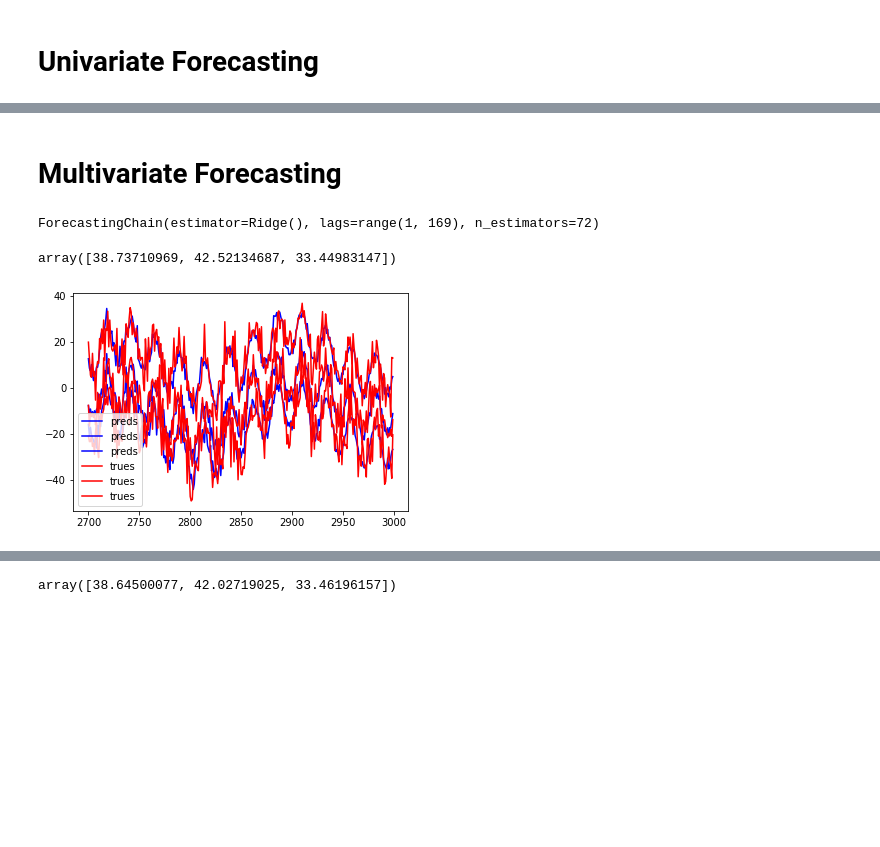
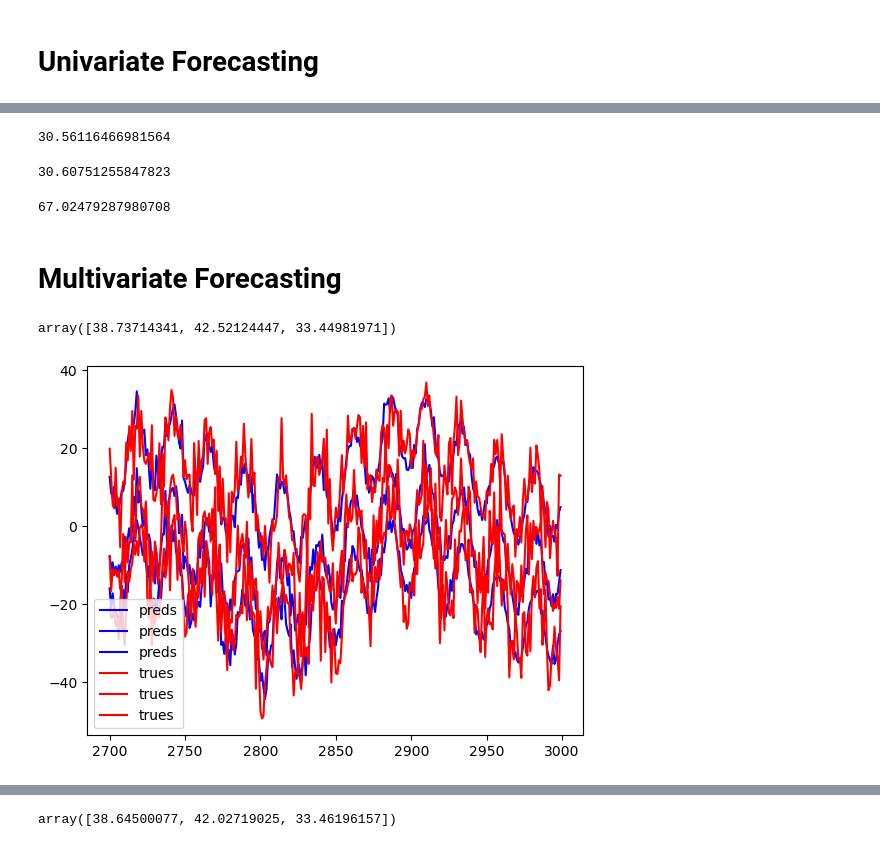
Before and after one commit to cerlymarco/tspiral, a Jupyter notebook: notebooks/direct-forecasting.ipynb, the cells around one changed output, grey strips where cells are left out. Saved outputs shown, nothing was run; the diff lists cells and outputs as text; code cells hidden in the pictures; blank space fills up the shorter version.

```diff
--- a/notebooks/direct-forecasting.ipynb
+++ b/notebooks/direct-forecasting.ipynb
@@ -157,0 +223,6 @@ model.score(X_test, y_test[ts_id], scoring='mse')
+# %%
+# score on univariate timeseries using exogenous variables
+
+model.score(X_test, y_test[ts_id], scoring='mse')
+# %% [output]
+30.56116466981564
@@ -157,0 +240,6 @@ model.score(X_test, y_test[ts_id], scoring='mse')
+# %%
+# score on univariate timeseries using exogenous variables plus exogenous lags
+
+model.score(X_test, y_test[ts_id], scoring='mse')
+# %% [output]
+30.60751255847823
@@ -158,3 +258,9 @@ model.score(X_test, y_test[ts_id], scoring='mse')
+# %%
+# score on univariate timeseries using exogenous variables plus exogenous lags and target diff
+
+model.score(X_test, y_test[ts_id], scoring='mse')
+# %% [output]
+67.02479287980708
 # %% [markdown]
 # Multivariate Forecasting
 # %%
@@ -168,24 +274,25 @@ model = ForecastingChain(
     lags=range(1,24*7+1),
     use_exog=False,
     accept_nan=False
-)
-model.fit(np.arange(len(y_train)), y_train[ts_id])
+).fit(np.arange(len(y_train)), y_train[ts_id])
-# %% [output]
-ForecastingChain(estimator=Ridge(), lags=range(1, 169), n_estimators=72)
 # %%
 # score on multivariate timeseries
 
 model.score(np.arange(len(y_test)), y_test[ts_id], scoring='mse', uniform_average=False)
 # %% [output]
-array([38.73710969, 42.52134687, 33.44983147])
+array([38.73714341, 42.52124447, 33.44981971])
 # %%
 # plot true vs pred on test data
 
-plt.plot(y_test.index, model.predict(np.arange(len(y_test))), c='blue', label='preds')
-plt.plot(y_test.index, y_test[ts_id].values, c='red', label='trues')
+plt.plot(y_test.index,
+         model.predict(np.arange(len(y_test))),
+         c='blue', label='preds')
+plt.plot(y_test.index,
+         y_test[ts_id].values,
+         c='red', label='trues')
 plt.legend(); plt.show()
 # %% [output]
-[figure, old version]
+[figure, new version]
 # %%
 # plot future forecasts (no need to refit)
 
```
Also changed, not shown: parts of 43 cells of this notebook, 15 other files.
